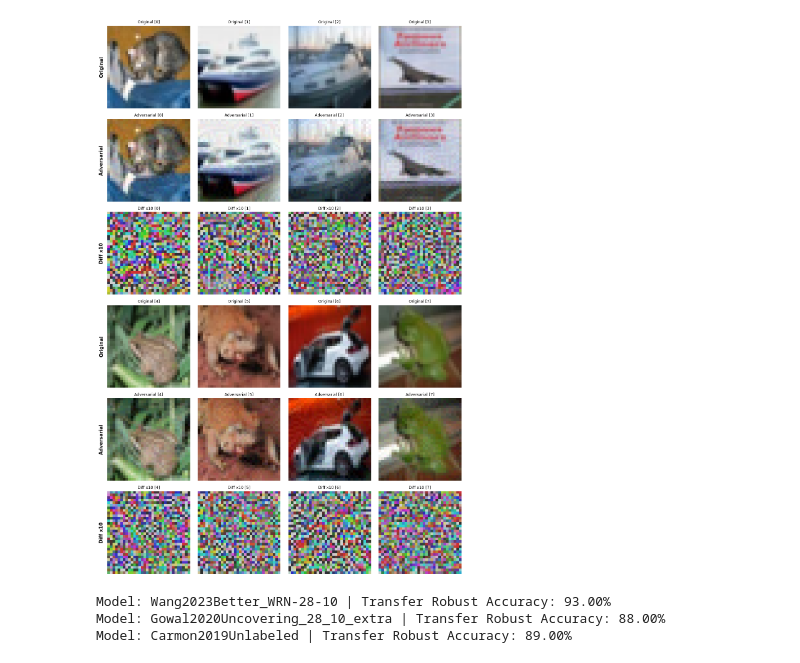
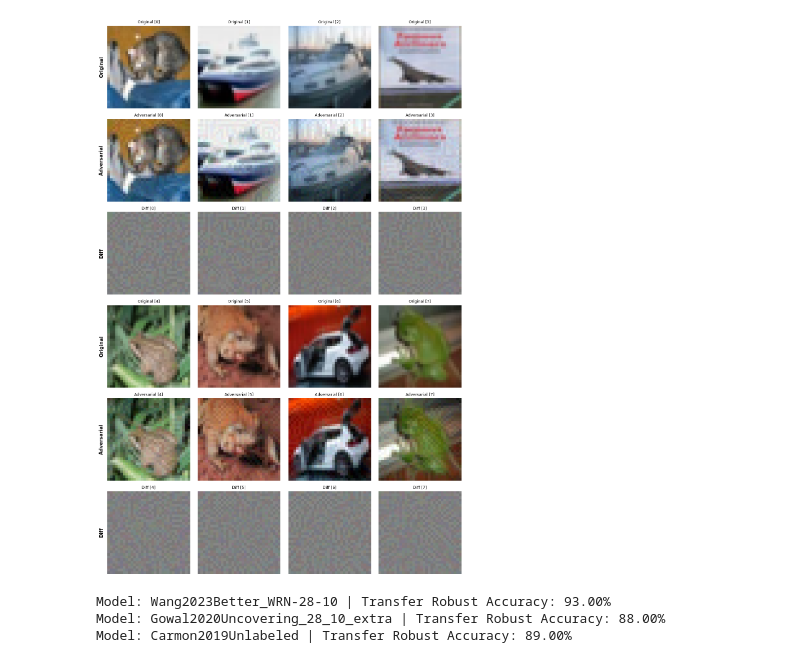
Before and after one commit to balaji1810/MLSec-Transfer-Attacks, a Jupyter notebook: main.ipynb, the cells around one changed output. Cells and saved outputs as stored; diff of their text form; code cells hidden in the pictures.

```diff
--- a/main.ipynb
+++ b/main.ipynb
@@ -17,2 +17,8 @@ Using device: cuda
 # %%
+# find model id's at https://github.com/chenyaofo/pytorch-cifar-models
+
 surrogate1 = load_model(model_name='Standard', dataset='cifar10', threat_model='Linf').to(device).eval()
+surrogate2 = torch.hub.load("chenyaofo/pytorch-cifar-models", "cifar10_resnet20", pretrained=True).to(device).eval()
+surrogate3 = torch.hub.load("chenyaofo/pytorch-cifar-models", "cifar10_vgg11_bn", pretrained=True).to(device).eval()
+surrogate4 = torch.hub.load("chenyaofo/pytorch-cifar-models", "cifar10_repvgg_a0", pretrained=True).to(device).eval()
+use_models = [surrogate1, surrogate2, surrogate3, surrogate4]
@@ -24,7 +35,7 @@ class LogitEnsemble(nn.Module):
     def forward(self, x):
         return torch.mean(torch.stack([m(x) for m in self.models]), dim=0)
 # %%
-ensemble_model = LogitEnsemble([surrogate1]).to(device).eval()
+ensemble_model = LogitEnsemble(use_models).to(device).eval()
 fmodel = PyTorchModel(ensemble_model, bounds=(0, 1), device=device)
 attack = fb.attacks.LinfPGD(rel_stepsize=0.1, steps=20)
 # %%
@@ -38,36 +49,36 @@ def imshow(ax, img_tensor, title=""):
     ax.set_title(title, fontsize=9)
     ax.axis('off')
 
 n = 8
 cols = 4
 n_groups = math.ceil(n / cols)
-row_labels = ["Original", "Adversarial", "Diff x10"]
+row_labels = ["Original", "Adversarial", "Diff"]
 
 fig, axes = plt.subplots(3 * n_groups, cols, figsize=(3 * cols, 9 * n_groups))
 
 for i in range(n):
     g = i // cols
     c = i % cols
     ro = g * 3
 
     imshow(axes[ro + 0, c], x_test[i], f"Original [{i}]")
     imshow(axes[ro + 1, c], adv_batch[i], f"Adversarial [{i}]")
     diff = (adv_batch[i] - x_test[i].to(adv_batch.device))
-    diff = (diff * 10 + 0.5).clamp(0, 1)
-    imshow(axes[ro + 2, c], diff, f"Diff x10 [{i}]")
+    diff = (diff + 0.5).clamp(0, 1)
+    imshow(axes[ro + 2, c], diff, f"Diff [{i}]")
 
 for g in range(n_groups):
     for r, label in enumerate(row_labels):
         ax = axes[g * 3 + r, 0]
         ax.set_ylabel(label, fontsize=11, fontweight='bold', labelpad=8)
         ax.axis('on')
         ax.tick_params(left=False, bottom=False, labelleft=False, labelbottom=False)
         for spine in ax.spines.values():
             spine.set_visible(False)
 
 plt.tight_layout()
 plt.show()
 # %% [output]
-[figure, old version]
+[figure, new version]
 # %%
 target_model_names = [
```
Also changed, not shown: parts of 3 cells of this notebook, 3 other files.
